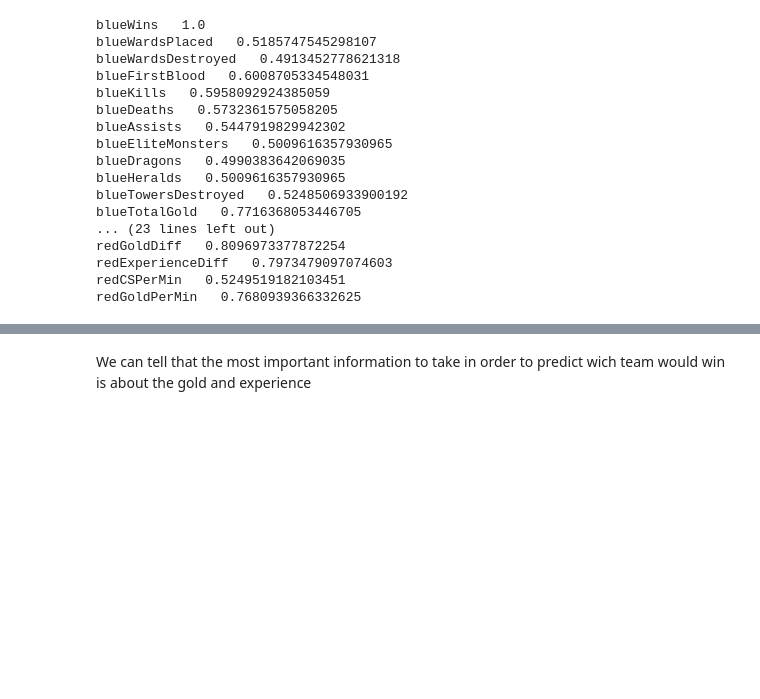
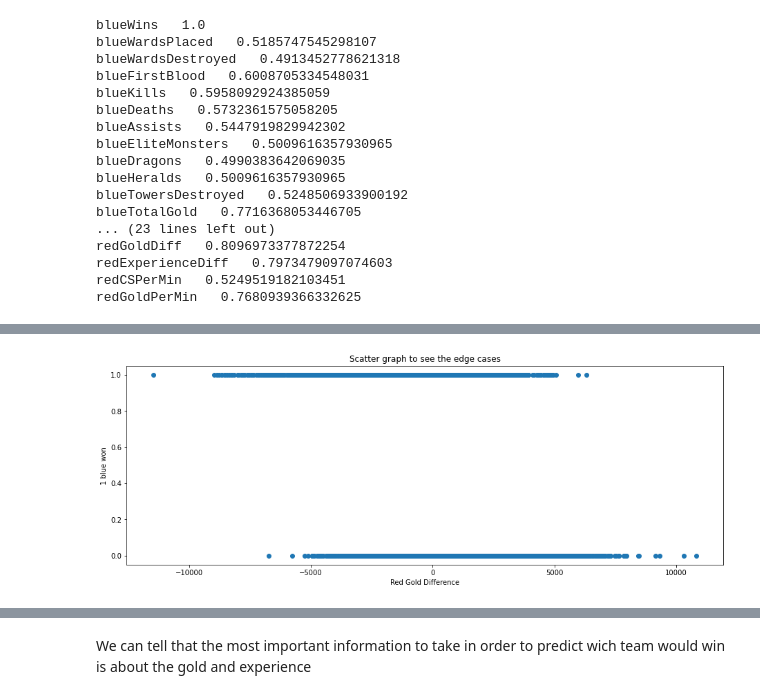
Before and after one commit to YahalomCod/Final-Project, a Jupyter notebook: league-classification.ipynb, the cells around one changed output, grey strips where cells are left out. Cells and saved outputs as stored; diff of their text form; code cells hidden in the pictures; blank space fills up the shorter version.

```diff
--- a/league-classification.ipynb
+++ b/league-classification.ipynb
@@ -60,0 +80,10 @@ redGoldPerMin   0.7680939366332625
+# %%
+fig = plt.figure()
+axes = fig.add_axes([0,0,2,1])
+plt.scatter(league['redGoldDiff'], y)
+plt.xlabel('Red Gold Difference')
+plt.ylabel('1 blue won')
+plt.title("Scatter graph to see the edge cases")
+plt.show()
+# %% [output]
+[figure, added]
```
Also changed, not shown: parts of 20 cells of this notebook.
